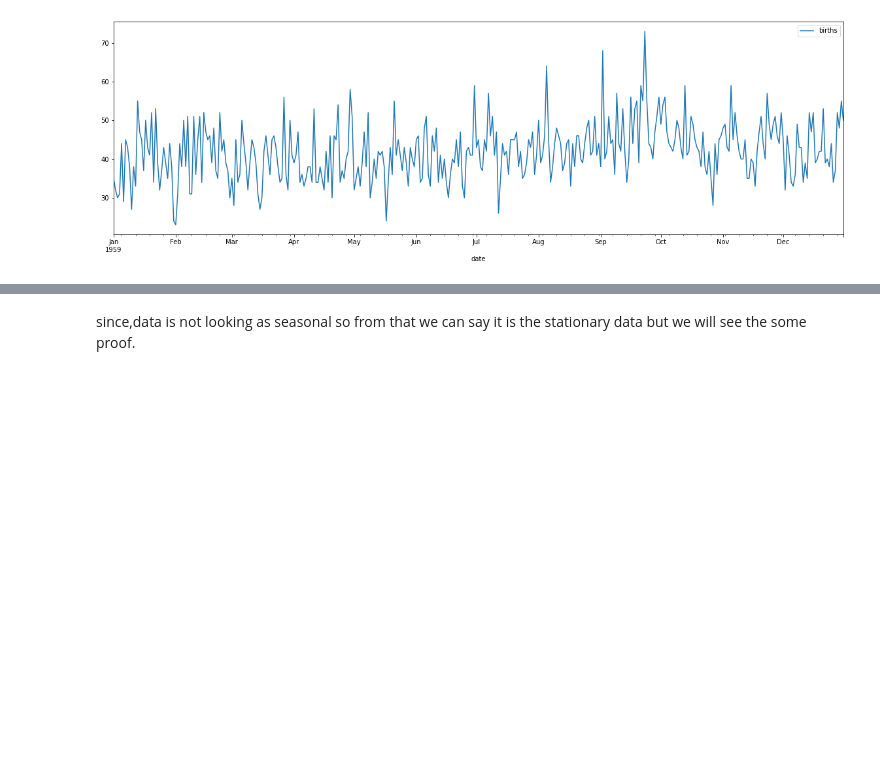
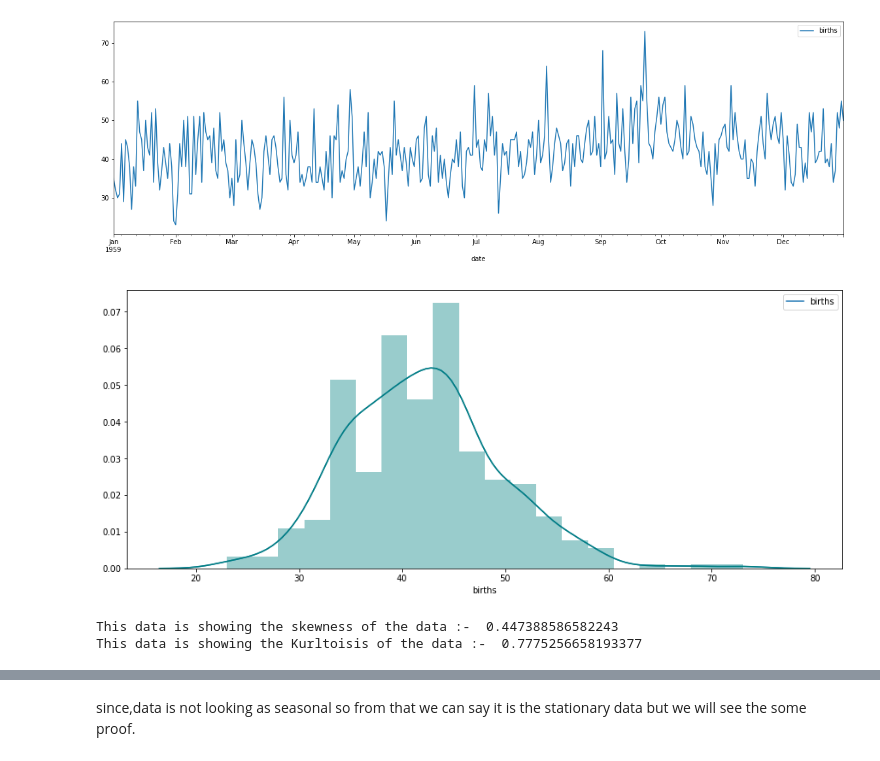
Before and after one commit to roshanappa/Time-Series-Analysis-, a Jupyter notebook: Time_Series_analysis_with_ARIMA_.ipynb, the cells around one changed output, grey strips where cells are left out. Cells and saved outputs as stored; diff of their text form; code cells hidden in the pictures; blank space fills up the shorter version.

```diff
--- a/Time_Series_analysis_with_ARIMA_.ipynb
+++ b/Time_Series_analysis_with_ARIMA_.ipynb
@@ -99,3 +104,14 @@ data.plot(kind='line',figsize=(20,6))
 plt.show()
 # %% [output]
 [figure]
+# %%
+plt.figure(figsize=(15,6))
+ax = sns.kdeplot(data['births'])
+sns.distplot(data['births'],color='teal')
+plt.show()
+print('This data is showing the skewness of the data :- ',data['births'].skew())
+print('This data is showing the Kurltoisis of the data :- ',data['births'].kurt())
+# %% [output]
+[figure, added]
+This data is showing the skewness of the data :-  0.447388586582243
+This data is showing the Kurltoisis of the data :-  0.7775256658193377
```
Also changed, not shown: parts of 20 cells of this notebook.
